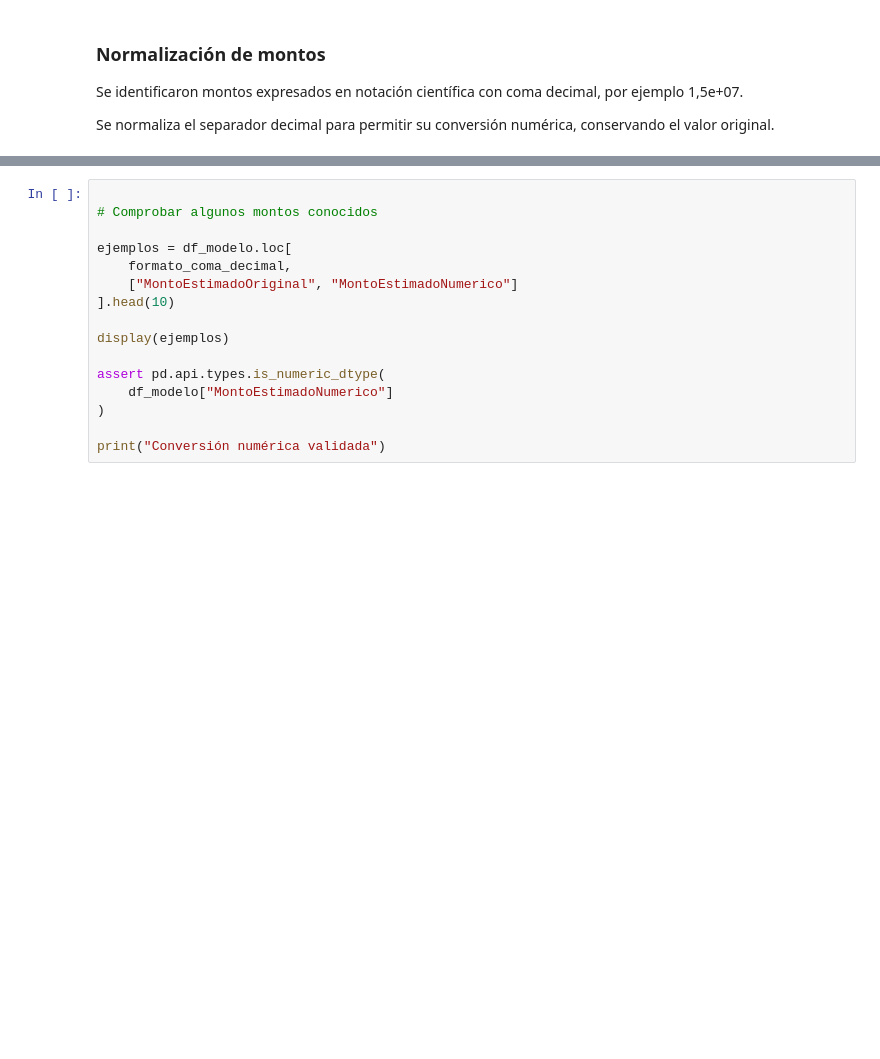
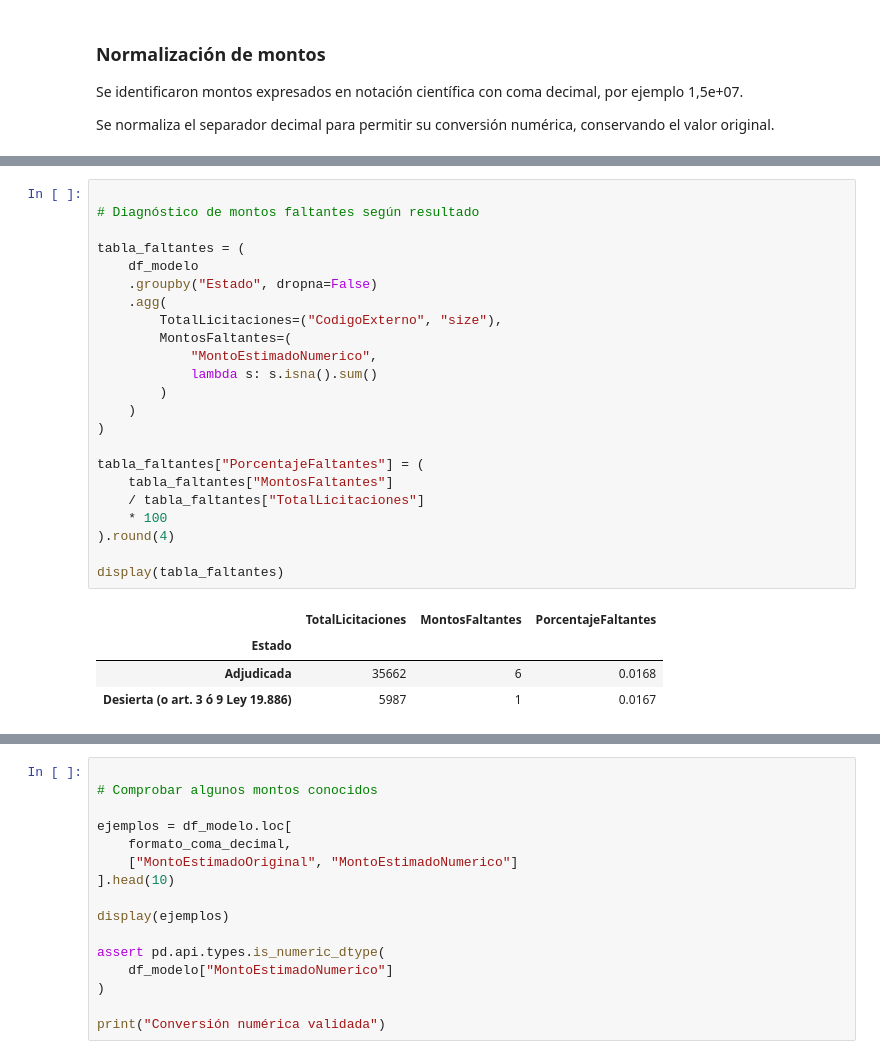
Before and after one commit to IgnacioCardenass/proyecto-grupo_1-mcdi500, a Jupyter notebook: F2/notebooks/Exploración_de_datos.ipynb, the cells around one changed output, grey strips where cells are left out. Drawn from its saved outputs; the diff is of its cells as text; blank space fills up the shorter version.

```diff
--- a/F2/notebooks/Exploración_de_datos.ipynb
+++ b/F2/notebooks/Exploración_de_datos.ipynb
@@ -1195,0 +1162,28 @@ Series([], Name: count, dtype: Int64)
+# %%
+
+# Diagnóstico de montos faltantes según resultado
+
+tabla_faltantes = (
+    df_modelo
+    .groupby("Estado", dropna=False)
+    .agg(
+        TotalLicitaciones=("CodigoExterno", "size"),
+        MontosFaltantes=(
+            "MontoEstimadoNumerico",
+            lambda s: s.isna().sum()
+        )
+    )
+)
+
+tabla_faltantes["PorcentajeFaltantes"] = (
+    tabla_faltantes["MontosFaltantes"]
+    / tabla_faltantes["TotalLicitaciones"]
+    * 100
+).round(4)
+
+display(tabla_faltantes)
+# %% [output]
+|  | TotalLicitaciones | MontosFaltantes | PorcentajeFaltantes |
+| Estado |  |  |  |
+| Adjudicada | 35662 | 6 | 0.0168 |
+| Desierta (o art. 3 ó 9 Ley 19.886) | 5987 | 1 | 0.0167 |
```
Also changed, not shown: parts of 38 cells of this notebook, 1 other file.
